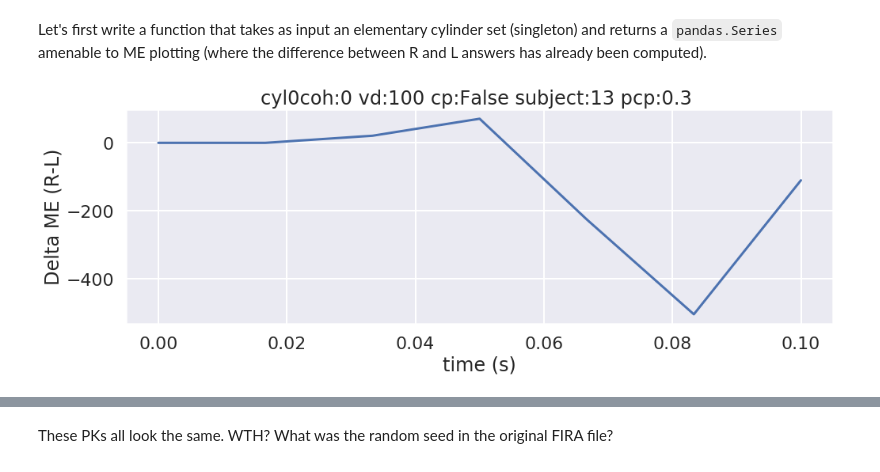
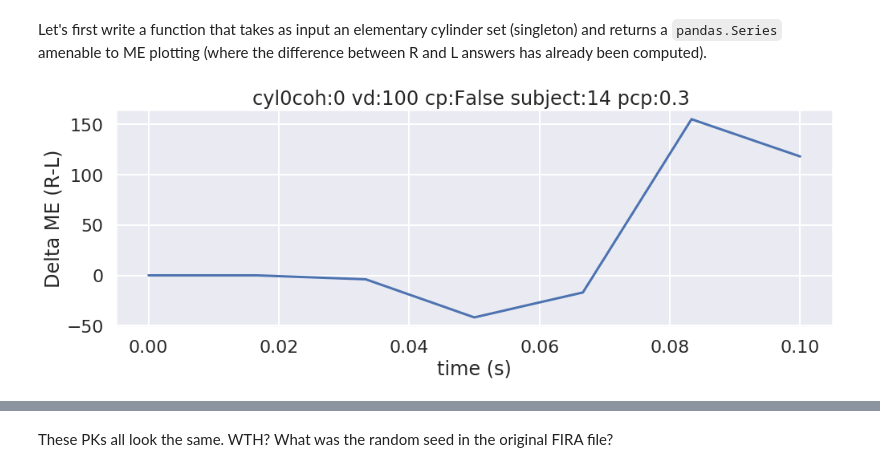
Before and after one commit to aernesto/motion_energy_Adrian, a Jupyter notebook: Python/notebooks/ME_Fall_2019_II.ipynb, the cells around one changed output, grey strips where cells are left out. Saved outputs shown, nothing was run; the diff lists cells and outputs as text; code cells hidden in the pictures.

```diff
--- a/Python/notebooks/ME_Fall_2019_II.ipynb
+++ b/Python/notebooks/ME_Fall_2019_II.ipynb
@@ -153,5 +88,4 @@ def plot_cyl(cyl_number, plot=True, return_series=False):
-# %%
-# takes roughly 3min to compute on laptop
-plot_cyl(0)
-# %% [output]
-[figure, removed]
+# %%
+my_me.plot_cyl(*first_args, 0, real=True)
+# %% [output]
+[figure, added]
```
Also changed, not shown: parts of 19 cells of this notebook, 2 other files.
